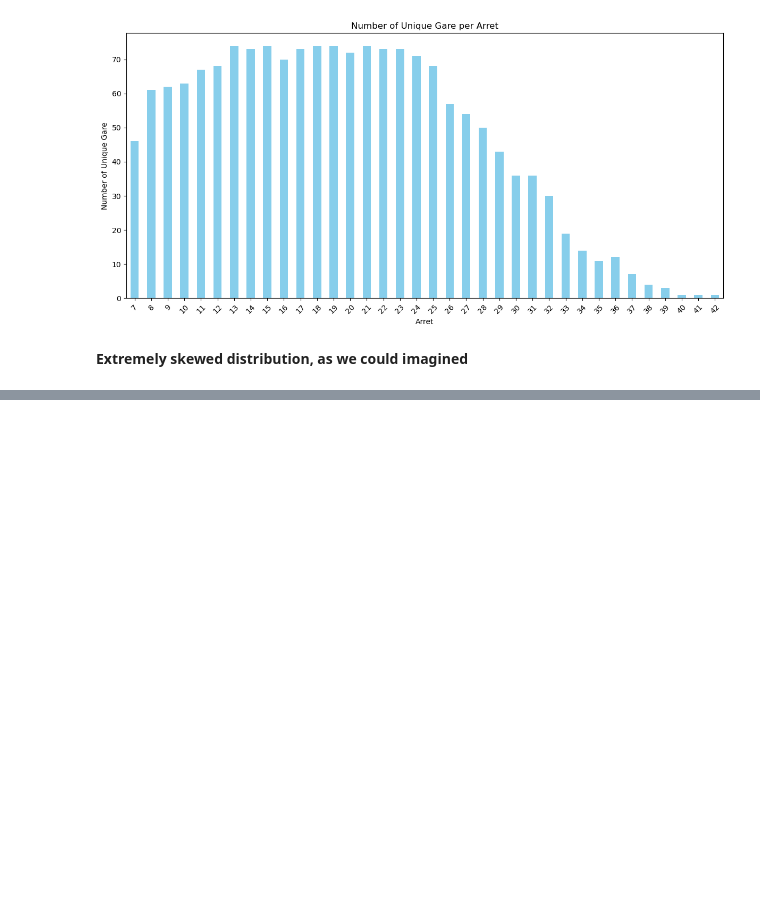
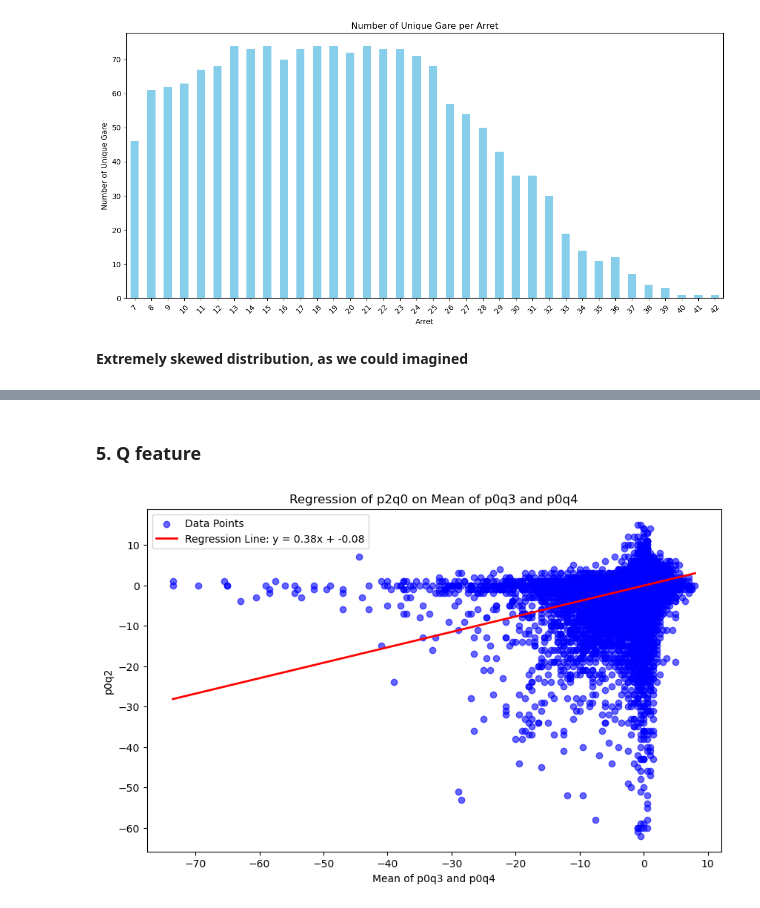
Before and after one commit to charleschou99/sncfChallenge, a Jupyter notebook: Visualisation.ipynb, the cells around one changed output, grey strips where cells are left out. Drawn from its saved outputs; the diff is of its cells as text; code cells hidden in the pictures; blank space fills up the shorter version.

```diff
--- a/Visualisation.ipynb
+++ b/Visualisation.ipynb
@@ -151,0 +180,28 @@ plt.show()
+# %% [markdown]
+### 5. Q feature
+# %%
+# Compute the mean of p3q0 and p4q0 for each observation
+data['mean_p0q3_p0q4'] = (data['p0q3'] + data['p0q4']) / 2
+
+# Prepare the predictor (x) and response (y) variables
+x = data['mean_p0q3_p0q4']
+y = data['p0q2']
+
+# Perform a simple linear regression using np.polyfit (degree 1)
+slope, intercept = np.polyfit(x, y, 1)
+
+# Generate x values for plotting the regression line
+x_vals = np.linspace(x.min(), x.max(), 100)
+y_vals = slope * x_vals + intercept
+
+# Plot the scatter plot and the regression line
+plt.figure(figsize=(10, 6))
+plt.scatter(x, y, color='blue', alpha=0.6, label='Data Points')
+plt.plot(x_vals, y_vals, color='red', linewidth=2, label=f'Regression Line: y = {slope:.2f}x + {intercept:.2f}')
+plt.xlabel('Mean of p0q3 and p0q4')
+plt.ylabel('p0q2')
+plt.title('Regression of p2q0 on Mean of p0q3 and p0q4')
+plt.legend()
+plt.show()# Compute the mean of p3q0 and p4q0 for each observation
+# %% [output]
+[figure, added]
```
Also changed, not shown: parts of 2 cells of this notebook, 8 other files.
